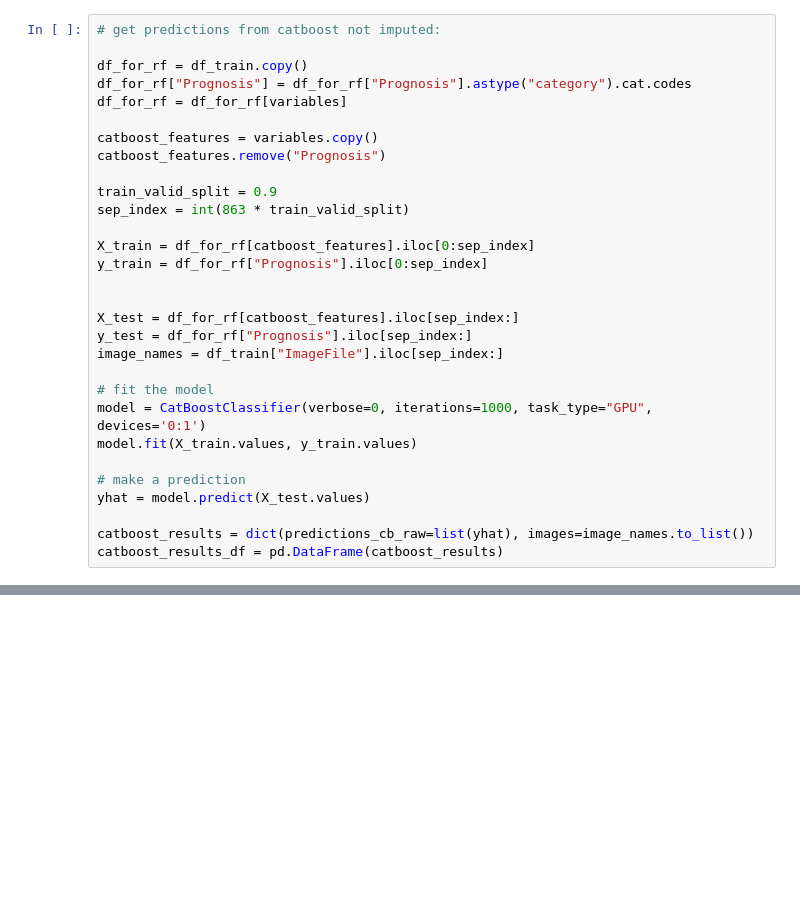
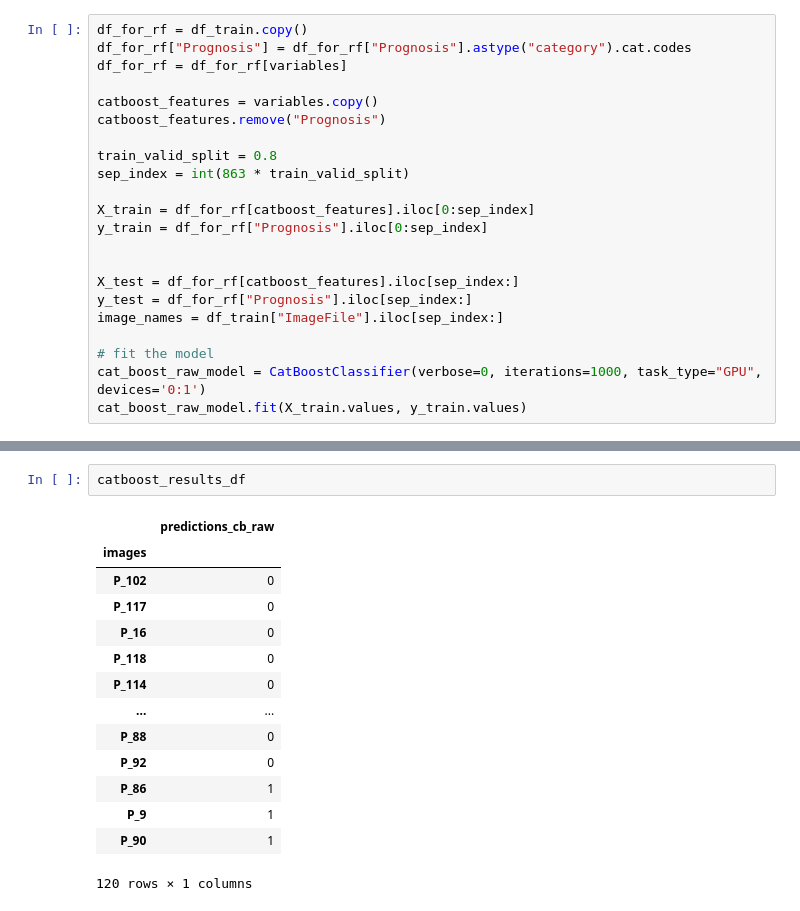
Before and after one commit to t-schanz/HIDA_LFL, a Jupyter notebook: notebooks/Pipeline.ipynb, the cells around one changed output, grey strips where cells are left out. Cells and saved outputs as stored; diff of their text form; blank space fills up the shorter version.

```diff
--- a/notebooks/Pipeline.ipynb
+++ b/notebooks/Pipeline.ipynb
@@ -183,6 +195,4 @@ Cough
 # %%
-# get predictions from catboost not imputed:
-
 df_for_rf = df_train.copy()
 df_for_rf["Prognosis"] = df_for_rf["Prognosis"].astype("category").cat.codes
 df_for_rf = df_for_rf[variables]
@@ -190,7 +200,7 @@ df_for_rf = df_for_rf[variables]
 catboost_features = variables.copy()
 catboost_features.remove("Prognosis")
 
-train_valid_split = 0.9
+train_valid_split = 0.8
 sep_index = int(863 * train_valid_split)
 
 X_train = df_for_rf[catboost_features].iloc[0:sep_index]
@@ -202,11 +212,5 @@ y_test = df_for_rf["Prognosis"].iloc[sep_index:]
 image_names = df_train["ImageFile"].iloc[sep_index:]
 
 # fit the model
-model = CatBoostClassifier(verbose=0, iterations=1000, task_type="GPU", devices='0:1')
-model.fit(X_train.values, y_train.values)
-
-# make a prediction
-yhat = model.predict(X_test.values)
-
-catboost_results = dict(predictions_cb_raw=list(yhat), images=image_names.to_list())
-catboost_results_df = pd.DataFrame(catboost_results)
+cat_boost_raw_model = CatBoostClassifier(verbose=0, iterations=1000, task_type="GPU", devices='0:1')
+cat_boost_raw_model.fit(X_train.values, y_train.values)
@@ -281,0 +479,17 @@ for x,y in zip(y_test, yhat):
+# %%
+catboost_results_df
+# %% [output]
+|  | predictions_cb_raw |
+| images |  |
+| P_102 | 0 |
+| P_117 | 0 |
+| P_16 | 0 |
+| P_118 | 0 |
+| P_114 | 0 |
+| ... | ... |
+| P_88 | 0 |
+| P_92 | 0 |
+| P_86 | 1 |
+| P_9 | 1 |
+| P_90 | 1 |
+120 rows × 1 columns
```
Also changed, not shown: parts of 30 cells of this notebook, 1 other file.
